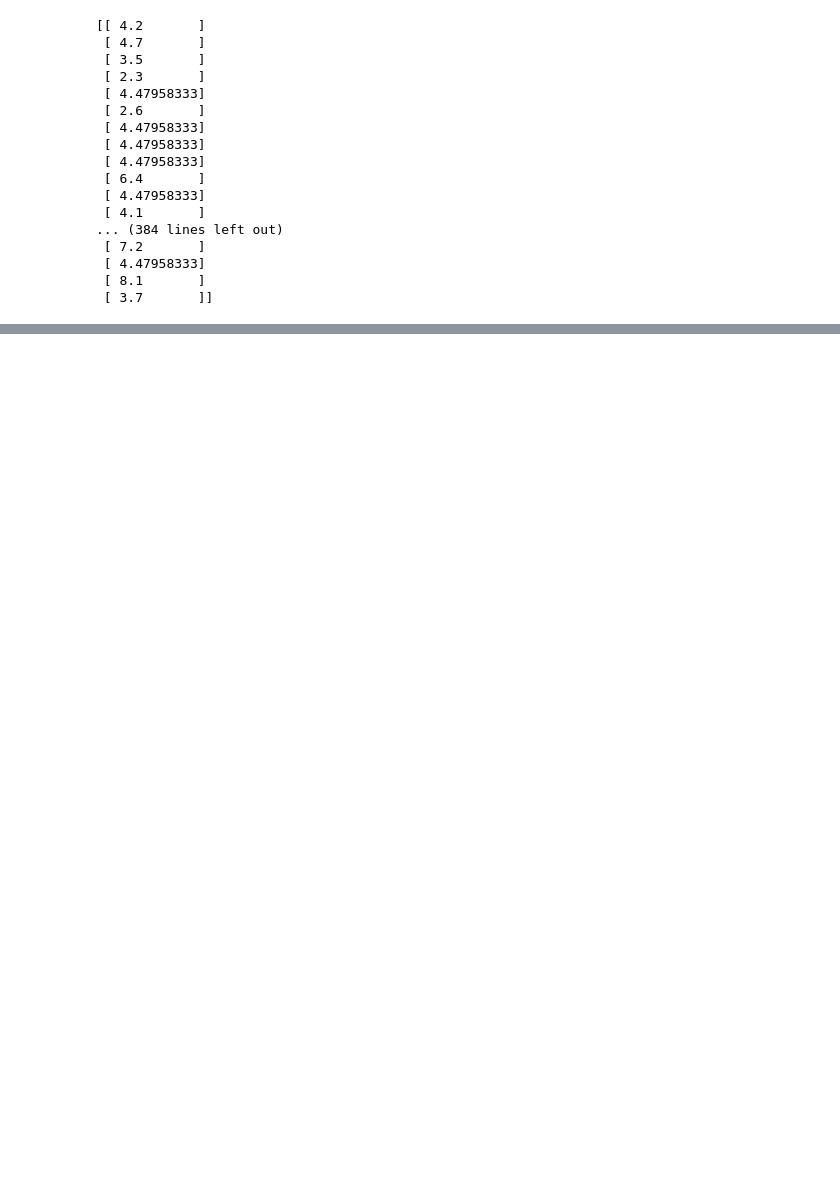
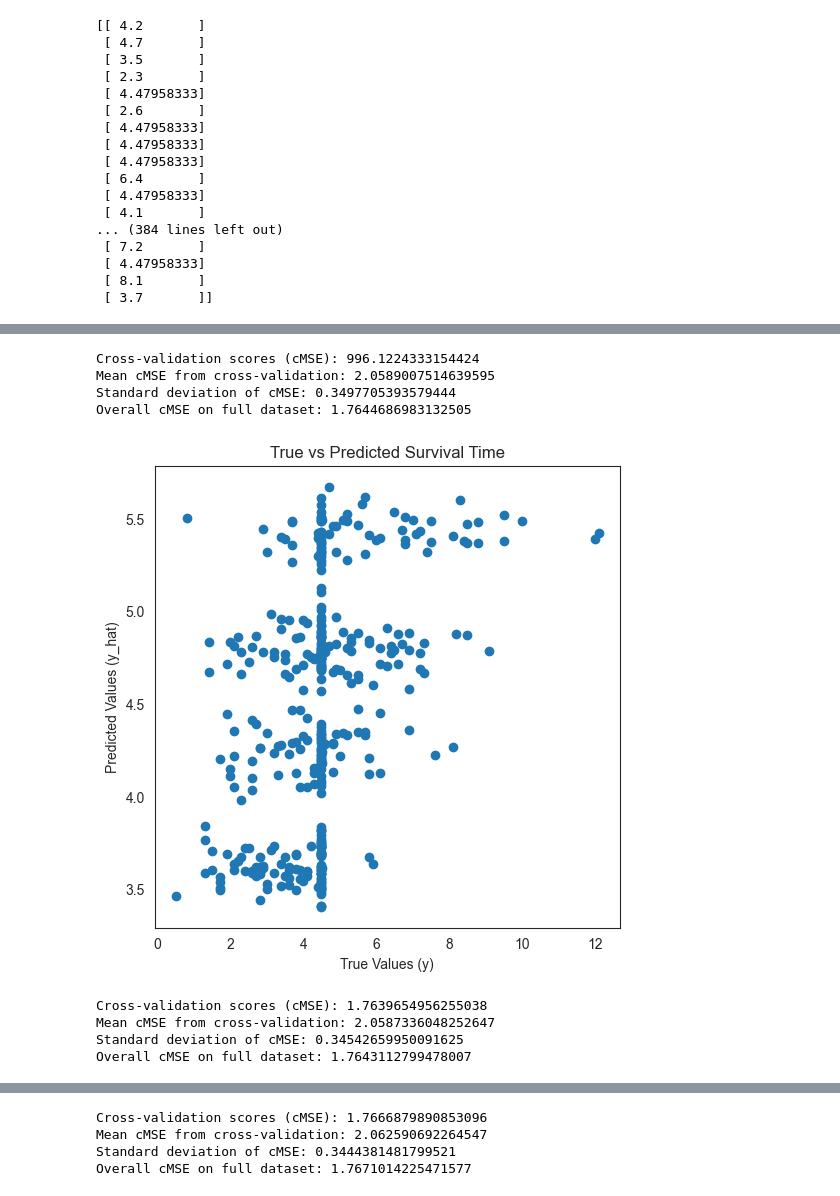
Before and after one commit to zepedrocosta/AA-Projeto2, a Jupyter notebook: Tasks.ipynb, the cells around one changed output, grey strips where cells are left out. Saved outputs shown, nothing was run; the diff lists cells and outputs as text; code cells hidden in the pictures; blank space fills up the shorter version.

```diff
--- a/Tasks.ipynb
+++ b/Tasks.ipynb
@@ -1217,0 +1255,62 @@ MSE com imputação iterativa: 1.8194736110329601
+# %%
+#baseline com cross validation
+
+from sklearn.model_selection import cross_val_score
+from sklearn.pipeline import make_pipeline
+from sklearn.linear_model import LinearRegression
+from sklearn.preprocessing import StandardScaler
+import matplotlib.pyplot as plt
+import numpy as np
+
+# Função para avaliar a imputação com validação cruzada usando cMSE
+def evaluate_imputation_cv(X_imputed, y, censored,cv=5):
+     # Criar o pipeline com StandardScaler e LinearRegression
+
+
+     # Usar cross_val_score para calcular o cMSE em validação cruzada
+    cv_scores = cross_val_score(model, X_imputed, y, cv=cv, scoring='neg_mean_squared_error')
+
+     # Converter o score para cMSE (negativo porque o scoring retorna valores negativos para MSE)
+    mse_scores = -cv_scores
+
+     # Calcular cMSE
+    c_mse = error_metric(y, model.predict(X_imputed), censored)
+
+     # Exibir os resultados da validação cruzada
+    print(f"Cross-validation scores (cMSE): {c_mse}")
+    print(f"Mean cMSE from cross-validation: {np.mean(mse_scores)}")
+    print(f"Standard deviation of cMSE: {np.std(mse_scores)}")
+
+     # Ajustar o modelo no conjunto completo de dados para obter previsões
+    model.fit(X_imputed, y)
+    y_pred = model.predict(X_imputed)
+
+     # Calcular o cMSE no conjunto completo de dados
+    overall_c_mse = error_metric(y, y_pred, censored)
+    print(f"Overall cMSE on full dataset: {overall_c_mse}")
+
+     # Plotar o gráfico True vs Predicted (y vs y_hat)
+    plt.figure(figsize=(6, 6))
+    plt.scatter(y, y_pred)
+    plt.xlabel('True Values (y)')
+    plt.ylabel('Predicted Values (y_hat)')
+    plt.title('True vs Predicted Survival Time')
+    plt.show()
+
+    return c_mse
+
+ # Avaliar as três estratégias de imputação
+ #TODO: pensar se faz sentido colocar aqui o censored = 0, a unica coisa que muda é o valor do cMSE mas a conclusão é a mesma
+Cmse_mean = evaluate_imputation_cv(X_imputed_mean, y_imputed_mean,censored_missingValues.values.reshape(-1, 1))
+Cmse_knn = evaluate_imputation_cv(X_imputed_knn, y_imputed_knn,censored_missingValues.values.reshape(-1, 1))
+Cmse_iterative = evaluate_imputation_cv(X_imputed_iterative, y_imputed_iterative,censored_missingValues.values.reshape(-1, 1))
+# %% [output]
+Cross-validation scores (cMSE): 996.1224333154424
+Mean cMSE from cross-validation: 2.0589007514639595
+Standard deviation of cMSE: 0.3497705393579444
+Overall cMSE on full dataset: 1.7644686983132505
+[figure, added]
+Cross-validation scores (cMSE): 1.7639654956255038
+Mean cMSE from cross-validation: 2.0587336048252647
+Standard deviation of cMSE: 0.34542659950091625
+Overall cMSE on full dataset: 1.7643112799478007
@@ -1217,0 +1318,4 @@ MSE com imputação iterativa: 1.8194736110329601
+Cross-validation scores (cMSE): 1.7666879890853096
+Mean cMSE from cross-validation: 2.062590692264547
+Standard deviation of cMSE: 0.3444381481799521
+Overall cMSE on full dataset: 1.7671014225471577
```
Also changed, not shown: parts of 17 cells of this notebook, 16 other files.
